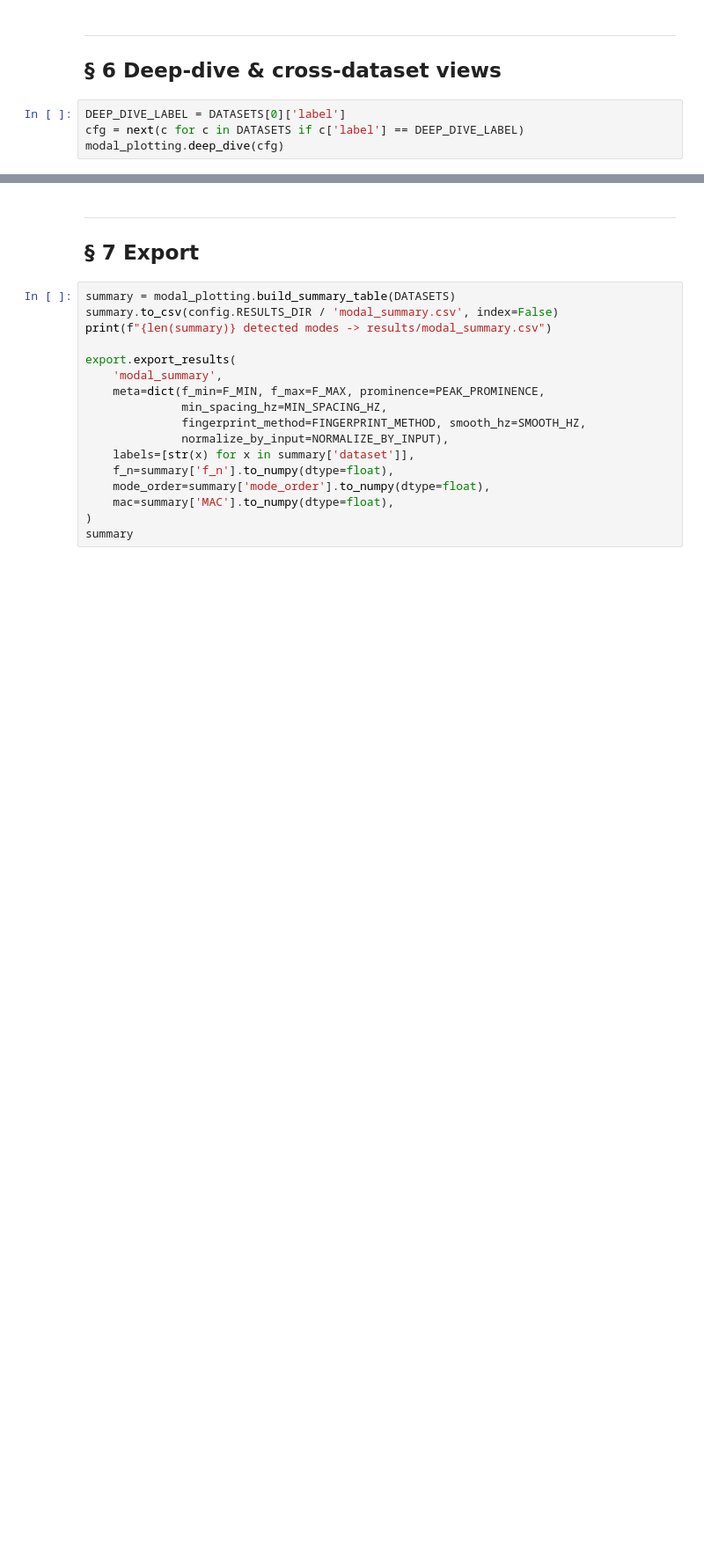
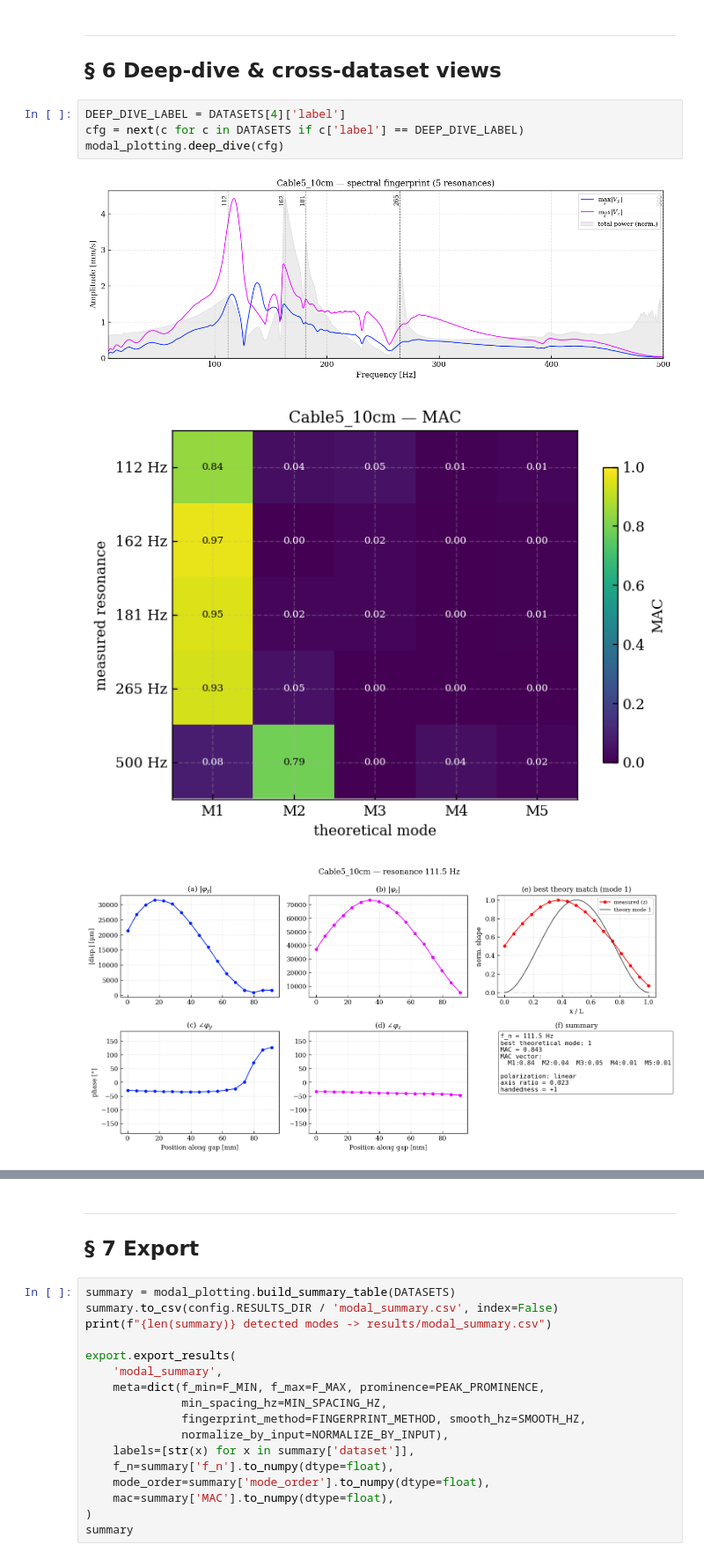
Before and after one commit to olav-cor/ldv-cable-coupling, a Jupyter notebook: Analysis_v2/05_Modal_Analysis.ipynb, the cells around one changed output, grey strips where cells are left out. Shown at 88% size. Cells and saved outputs as stored; diff of their text form; blank space fills up the shorter version.

```diff
--- a/Analysis_v2/05_Modal_Analysis.ipynb
+++ b/Analysis_v2/05_Modal_Analysis.ipynb
@@ -172,6 +231,10 @@ for cfg in DATASETS:
 ---
 ## § 6  Deep-dive & cross-dataset views
 # %%
-DEEP_DIVE_LABEL = DATASETS[0]['label']
+DEEP_DIVE_LABEL = DATASETS[4]['label']
 cfg = next(c for c in DATASETS if c['label'] == DEEP_DIVE_LABEL)
 modal_plotting.deep_dive(cfg)
+# %% [output]
+[figure, added]
+[figure, added]
+[figure, added]
```
Also changed, not shown: parts of 12 cells of this notebook, 29 other files.
